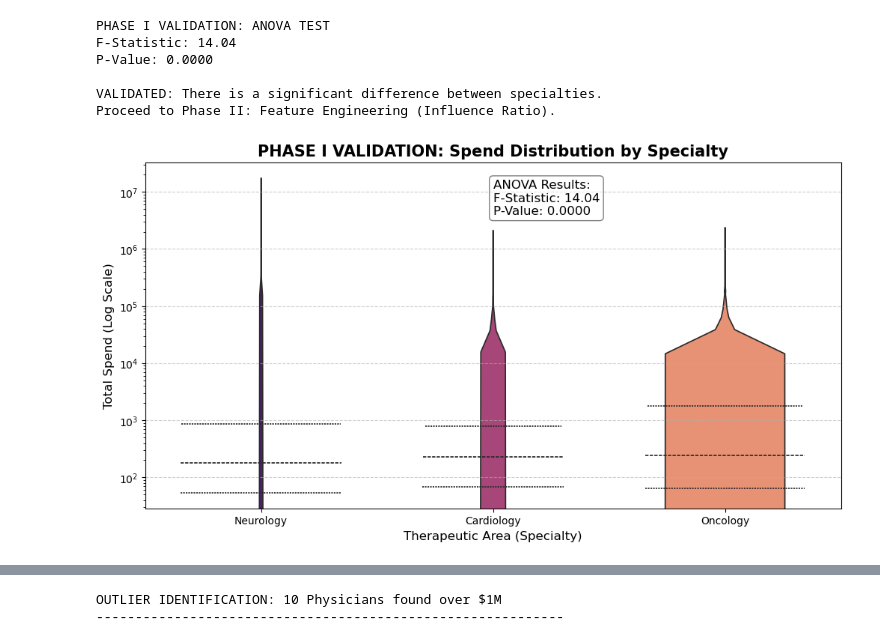
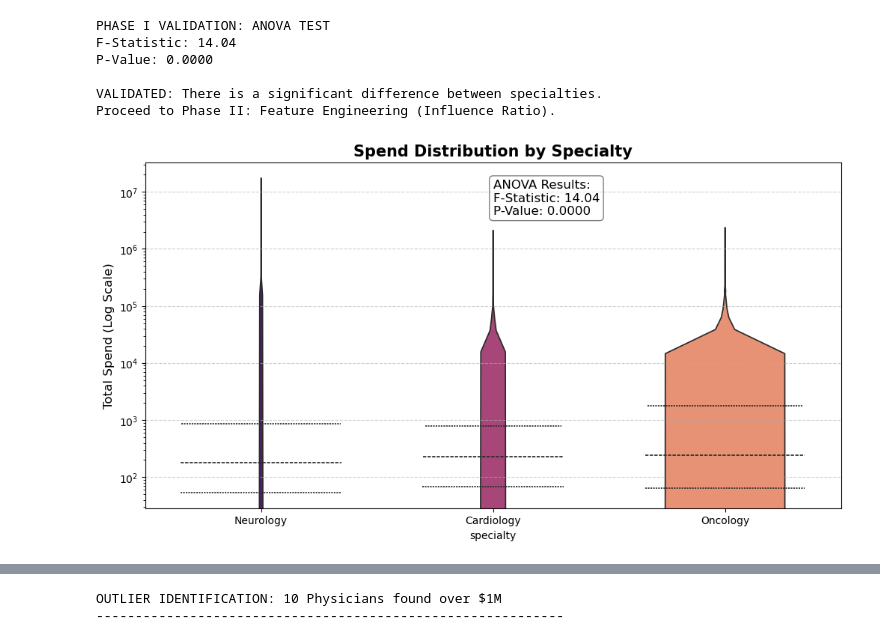
Before and after one commit to cgveradi/pharmareach, a Jupyter notebook: notebooks/01_data_cleaning.ipynb, the cells around one changed output, grey strips where cells are left out. Saved outputs shown, nothing was run; the diff lists cells and outputs as text; code cells hidden in the pictures.

```diff
--- a/notebooks/01_data_cleaning.ipynb
+++ b/notebooks/01_data_cleaning.ipynb
@@ -46,7 +46,7 @@ Series([], dtype: int64)
 # %%
 # Create the missing full_name column
 
-df['full_name'] = df['first_name'] + " " + df['last_name']
+df['full_name'] = df['First_Name'] + " " + df['Last_Name']
 
 # 1. Standardize Column Names
 df.columns = [col.strip().lower() for col in df.columns]
@@ -107,31 +107,30 @@ Proceed to Phase II: Feature Engineering (Influence Ratio).
 # %%
 # 1. Setup the figure
 plt.figure(figsize=(12, 6))
 
 # 2. Create the Violin Plot
 # We assign 'specialty' to both x and hue to keep the colors consistent
 sns.violinplot(
     data=df,
     x='specialty',
     y='total_spend',
     hue='specialty',
     palette='magma',
     inner='quartile',
     legend=False
 )
 
 # 3. Add Labels and Titles
 plt.yscale('log') # Essential for pharmaceutical spend data
-plt.title('PHASE I VALIDATION: Spend Distribution by Specialty', fontsize=15, fontweight='bold')
-plt.xlabel('Therapeutic Area (Specialty)', fontsize=12)
+plt.title('Spend Distribution by Specialty', fontsize=15, fontweight='bold')
 plt.ylabel('Total Spend (Log Scale)', fontsize=12)
 
 # 4. Add the ANOVA result as a text box on the chart
 stats_text = f"ANOVA Results:\nF-Statistic: 14.04\nP-Value: 0.0000"
 plt.text(0.5, 0.95, stats_text, transform=plt.gca().transAxes,
          fontsize=12, verticalalignment='top', bbox=dict(boxstyle='round', facecolor='white', alpha=0.5))
 
 plt.grid(axis='y', linestyle='--', alpha=0.6)
 plt.show()
 # %% [output]
-[figure, old version]
+[figure, new version]
```
Also changed, not shown: parts of 2 cells of this notebook.
